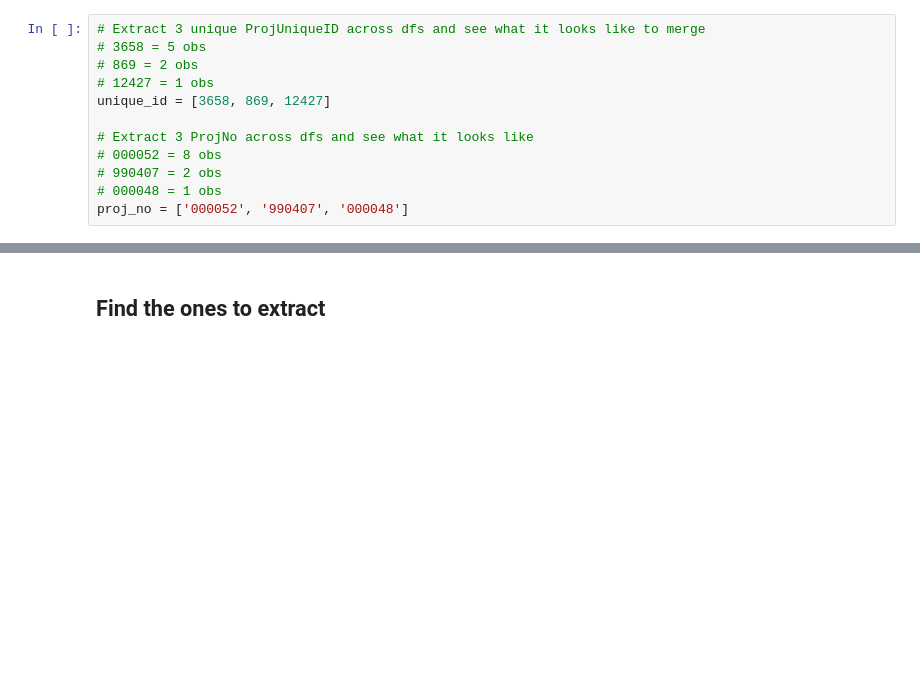
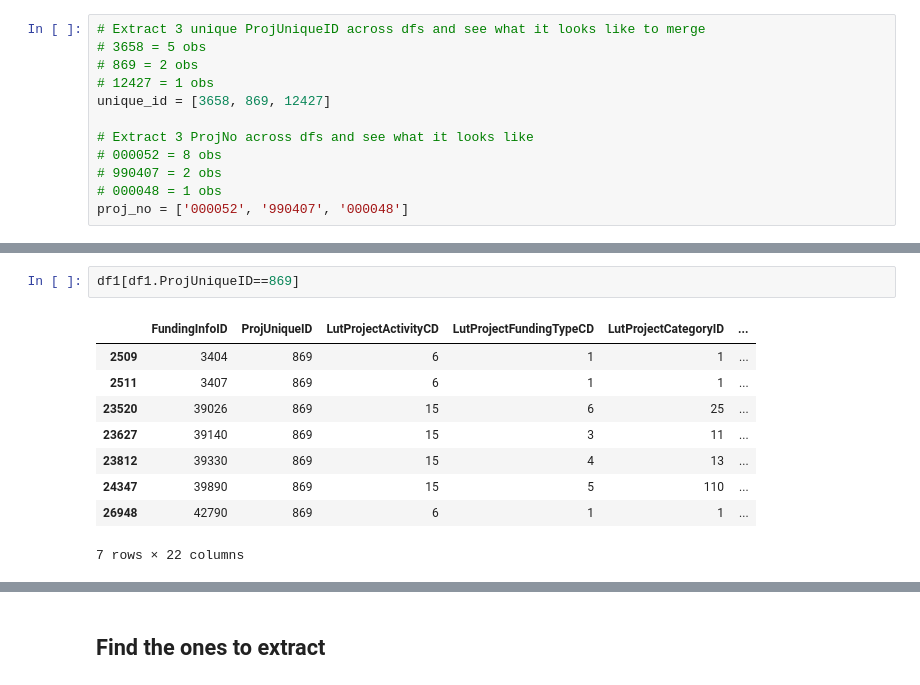
Before and after one commit to CityOfLosAngeles/hcid-cdbg-metrics, a Jupyter notebook: notebooks/hims-deeper.ipynb, the cells around one changed output, grey strips where cells are left out. Drawn from its saved outputs; the diff is of its cells as text; blank space fills up the shorter version.

```diff
--- a/notebooks/hims-deeper.ipynb
+++ b/notebooks/hims-deeper.ipynb
@@ -55,0 +70,12 @@ for key, value in subset_dfs.items():
+# %%
+df1[df1.ProjUniqueID==869]
+# %% [output]
+|  | FundingInfoID | ProjUniqueID | LutProjectActivityCD | LutProjectFundingTypeCD | LutProjectCategoryID | ... |
+| 2509 | 3404 | 869 | 6 | 1 | 1 | ... |
+| 2511 | 3407 | 869 | 6 | 1 | 1 | ... |
+| 23520 | 39026 | 869 | 15 | 6 | 25 | ... |
+| 23627 | 39140 | 869 | 15 | 3 | 11 | ... |
+| 23812 | 39330 | 869 | 15 | 4 | 13 | ... |
+| 24347 | 39890 | 869 | 15 | 5 | 110 | ... |
+| 26948 | 42790 | 869 | 6 | 1 | 1 | ... |
+7 rows × 22 columns
```
Also changed, not shown: parts of 19 cells of this notebook, 4 other files.
